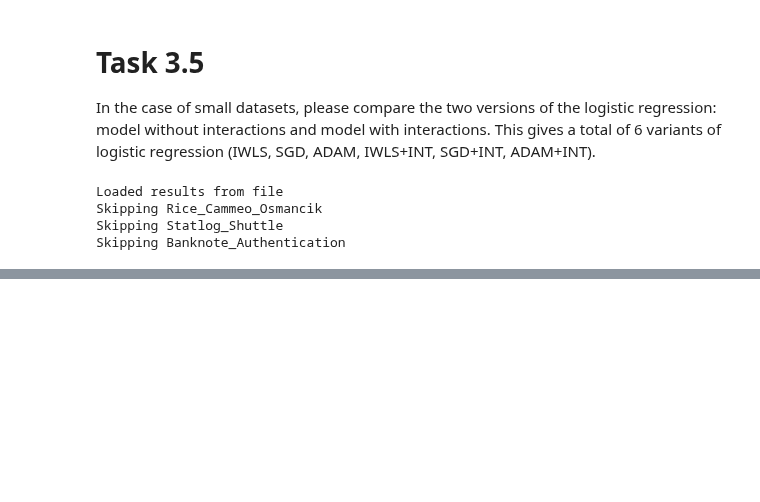
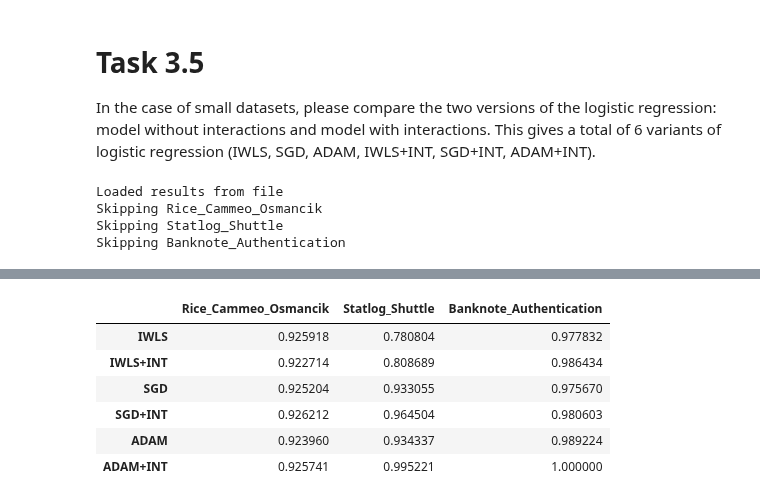
Before and after one commit to KarinaTiurina/aml_projects, a Jupyter notebook: Project1/tasks_3.4_3.5.ipynb, the cells around one changed output, grey strips where cells are left out. Cells and saved outputs as stored; diff of their text form; code cells hidden in the pictures; blank space fills up the shorter version.

```diff
--- a/Project1/tasks_3.4_3.5.ipynb
+++ b/Project1/tasks_3.4_3.5.ipynb
@@ -341 +383,25 @@ results_by_dataset_and_method_35
+# %%
+# Show mean accuracy table for all methods
+
+mean_accuracies_35 = pd.DataFrame(
+    {
+        dataset_name: {
+            method_name: results["accuracy"]
+            for method_name, results in results_by_method.items()
+        }
+        for dataset_name, results_by_method in results_by_dataset_and_method_35.items()
+    }
+)
+
+mean_accuracies_35 = mean_accuracies_35.applymap(lambda x: sum(x) / len(x))
+
+mean_accuracies_35
+# %% [output]
+|  | Rice_Cammeo_Osmancik | Statlog_Shuttle | Banknote_Authentication |
+| IWLS | 0.925918 | 0.780804 | 0.977832 |
+| IWLS+INT | 0.922714 | 0.808689 | 0.986434 |
+| SGD | 0.925204 | 0.933055 | 0.975670 |
+| SGD+INT | 0.926212 | 0.964504 | 0.980603 |
+| ADAM | 0.923960 | 0.934337 | 0.989224 |
+| ADAM+INT | 0.925741 | 0.995221 | 1.000000 |
 # %%
```
Also changed, not shown: parts of 7 cells of this notebook, 6 other files.
